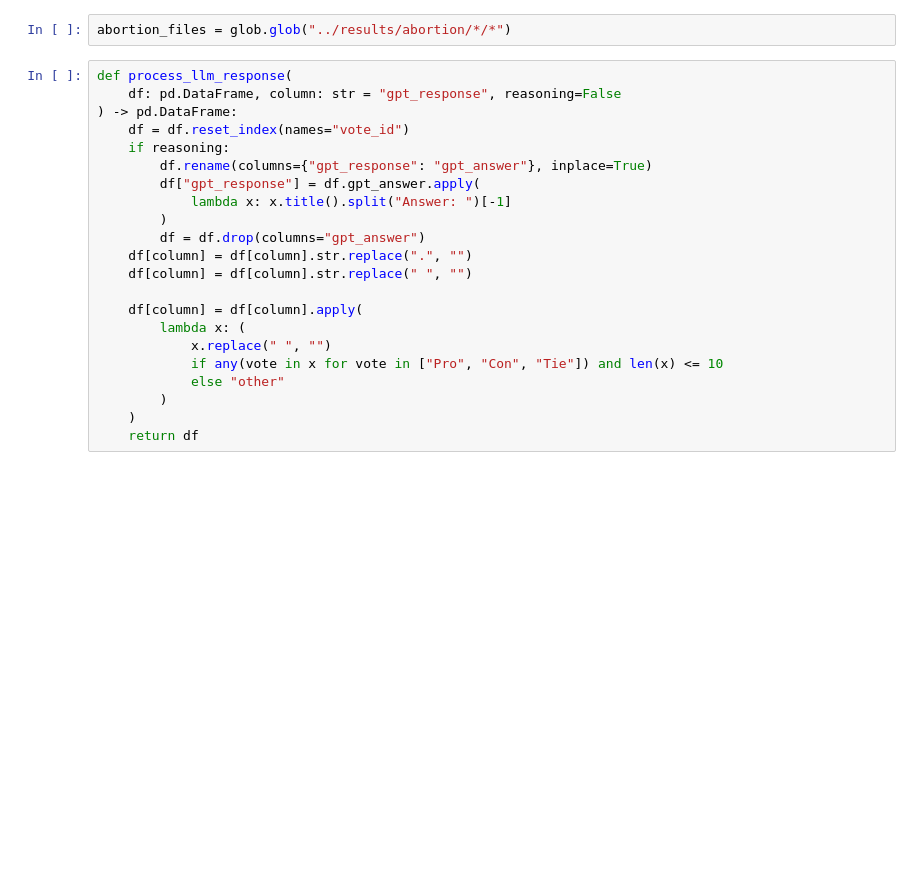
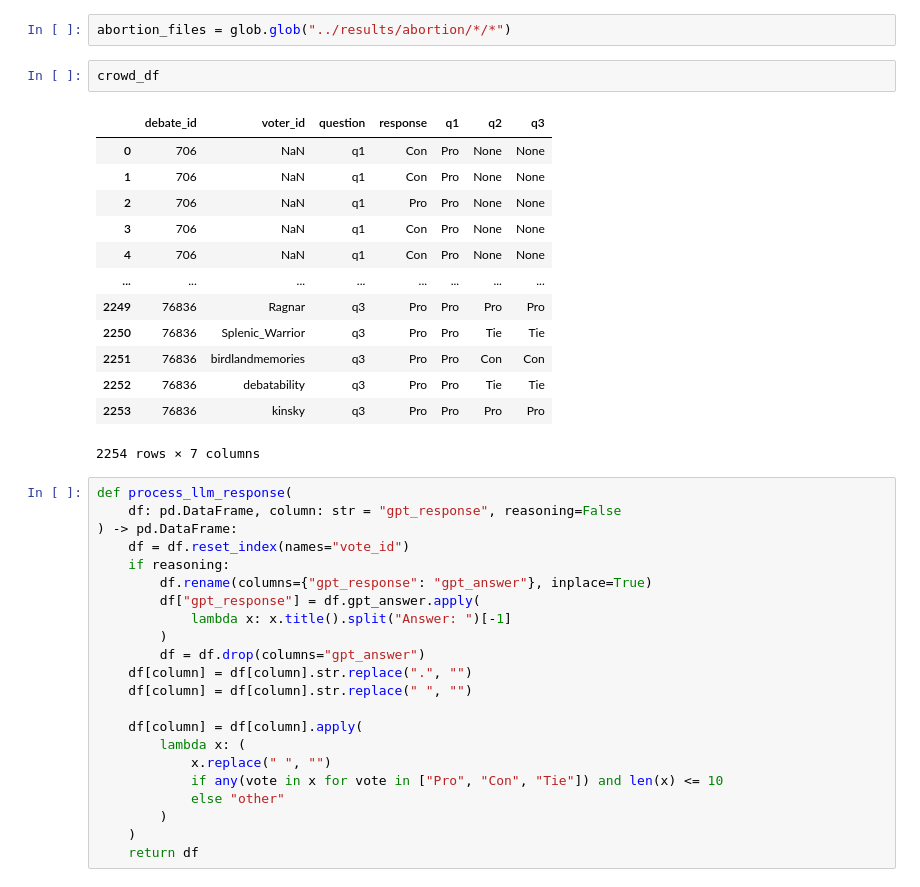
Before and after one commit to manoelhortaribeiro/debate-gpt-x, a Jupyter notebook: analyses/results_analysis.ipynb, the cells around one changed output. Drawn from its saved outputs; the diff is of its cells as text; blank space fills up the shorter version.

```diff
--- a/scripts/results_analysis.ipynb
+++ b/analyses/results_analysis.ipynb
@@ -554,6 +514,22 @@ plt.show()
 # Abortion Table
 # %%
 abortion_files = glob.glob("../results/abortion/*/*")
+# %%
+crowd_df
+# %% [output]
+|  | debate_id | voter_id | question | response | q1 | q2 | q3 |
+| 0 | 706 | NaN | q1 | Con | Pro | None | None |
+| 1 | 706 | NaN | q1 | Con | Pro | None | None |
+| 2 | 706 | NaN | q1 | Pro | Pro | None | None |
+| 3 | 706 | NaN | q1 | Con | Pro | None | None |
+| 4 | 706 | NaN | q1 | Con | Pro | None | None |
+| ... | ... | ... | ... | ... | ... | ... | ... |
+| 2249 | 76836 | Ragnar | q3 | Pro | Pro | Pro | Pro |
+| 2250 | 76836 | Splenic_Warrior | q3 | Pro | Pro | Tie | Tie |
+| 2251 | 76836 | birdlandmemories | q3 | Pro | Pro | Con | Con |
+| 2252 | 76836 | debatability | q3 | Pro | Pro | Tie | Tie |
+| 2253 | 76836 | kinsky | q3 | Pro | Pro | Pro | Pro |
+2254 rows × 7 columns
 # %%
 def process_llm_response(
     df: pd.DataFrame, column: str = "gpt_response", reasoning=False
```
Also changed, not shown: parts of 32 cells of this notebook, 9 other files.
